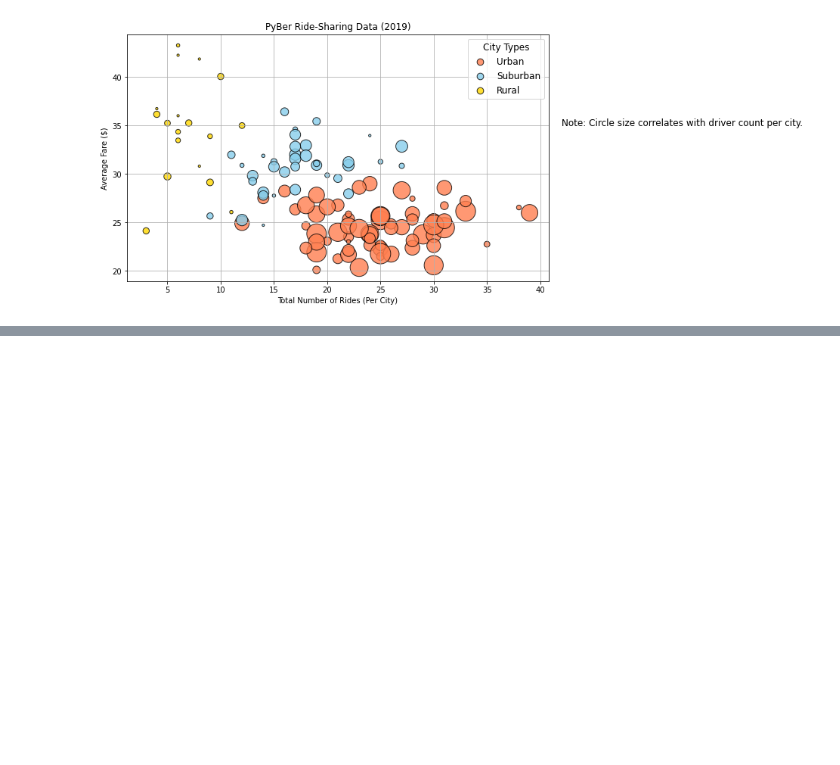
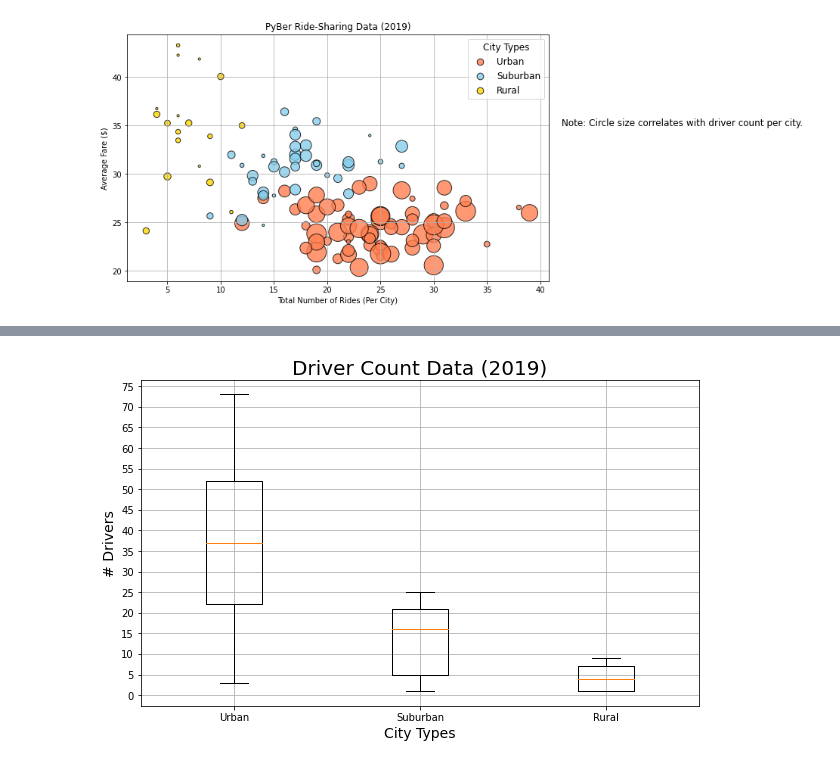
Before and after one commit to justicecodes/PyBer_Analysis, a Jupyter notebook: PyberRideData.ipynb, the cells around one changed output, grey strips where cells are left out. Cells and saved outputs as stored; diff of their text form; code cells hidden in the pictures; blank space fills up the shorter version.

```diff
--- a/PyberRideData.ipynb
+++ b/PyberRideData.ipynb
@@ -235,0 +375,32 @@ plt.show()
+# %%
+# Get the driver count data from the urban cities.
+urban_drivers = urban_cities_df['driver_count']
+urban_drivers.head()
+
+# Calculate the measures of central tendency for the number of drivers for the urban cities.
+mean_urban_drivers = np.mean(urban_drivers)
+print(f"The mean for urban drivers is {mean_urban_drivers:.2f}.")
+
+median_urban_drivers = np.median(urban_drivers)
+print(f"The median for urban drivers is {median_urban_fares:.2f}.")
+
+mode_urban_drivers = sts.mode(urban_drivers)
+print(f"The mode for urban drivers is {mode_urban_drivers}.\n")
+
+# Get the drivers for the suburban cities.
+suburban_drivers = suburban_cities_df["driver_count"]
+suburban_drivers.head()
+
+# Calculate the measures of central tendency for the number of drivers for the urban cities.
+mean_suburban_drivers = np.mean(suburban_drivers)
+print(f"The mean for suburban drivers is {mean_suburban_drivers:.2f}.")
+
+median_suburban_drivers = np.median(suburban_drivers)
+print(f"The median for suburban drivers is {median_suburban_fares:.2f}.")
+
+mode_suburban_drivers = sts.mode(suburban_drivers)
+print(f"The mode for suburban drivers is {mode_suburban_drivers}.\n")
+
+# Get the drivers for the rural cities.
+rural_drivers = rural_cities_df["driver_count"]
+rural_drivers.head()
@@ -235,0 +471,15 @@ plt.show()
+# %%
+# Create a box-and-whisker plot for all driver data.
+x_labels = ["Urban", "Suburban","Rural"]
+driver_data = [urban_drivers, suburban_drivers, rural_drivers]
+fig, ax = plt.subplots(figsize=(10, 6))
+ax.set_title('Driver Count Data (2019)',fontsize=20)
+ax.set_ylabel('# Drivers',fontsize=14)
+ax.set_xlabel("City Types",fontsize=14)
+ax.boxplot(driver_data, labels=x_labels)
+ax.set_yticks(np.arange(0, 76, step=5.0))
+ax.grid()
+plt.savefig("analysis/Fig4.png")
+plt.show()
+# %% [output]
+[figure, added]
```
Also changed, not shown: parts of 14 cells of this notebook, 4 other files.
